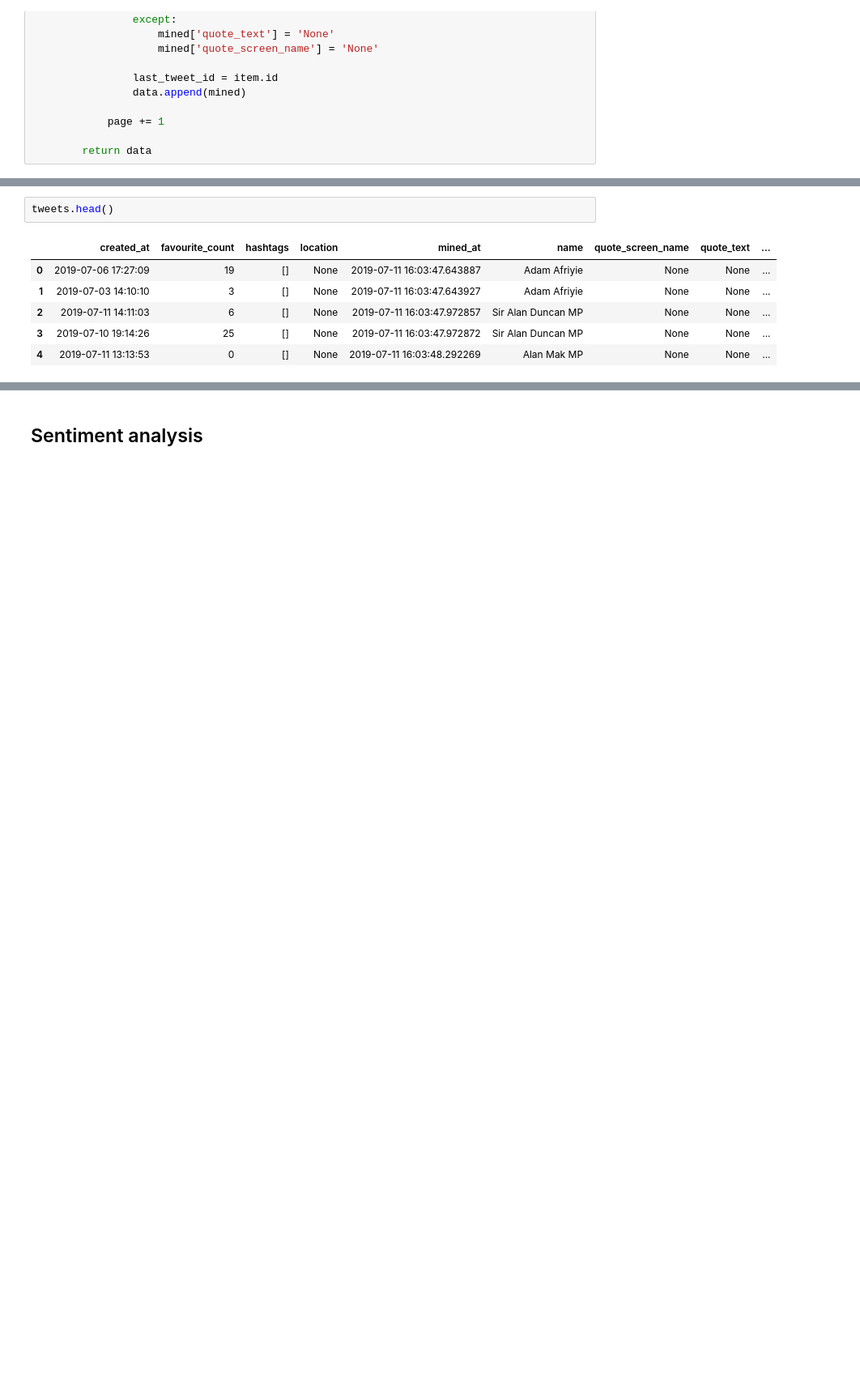
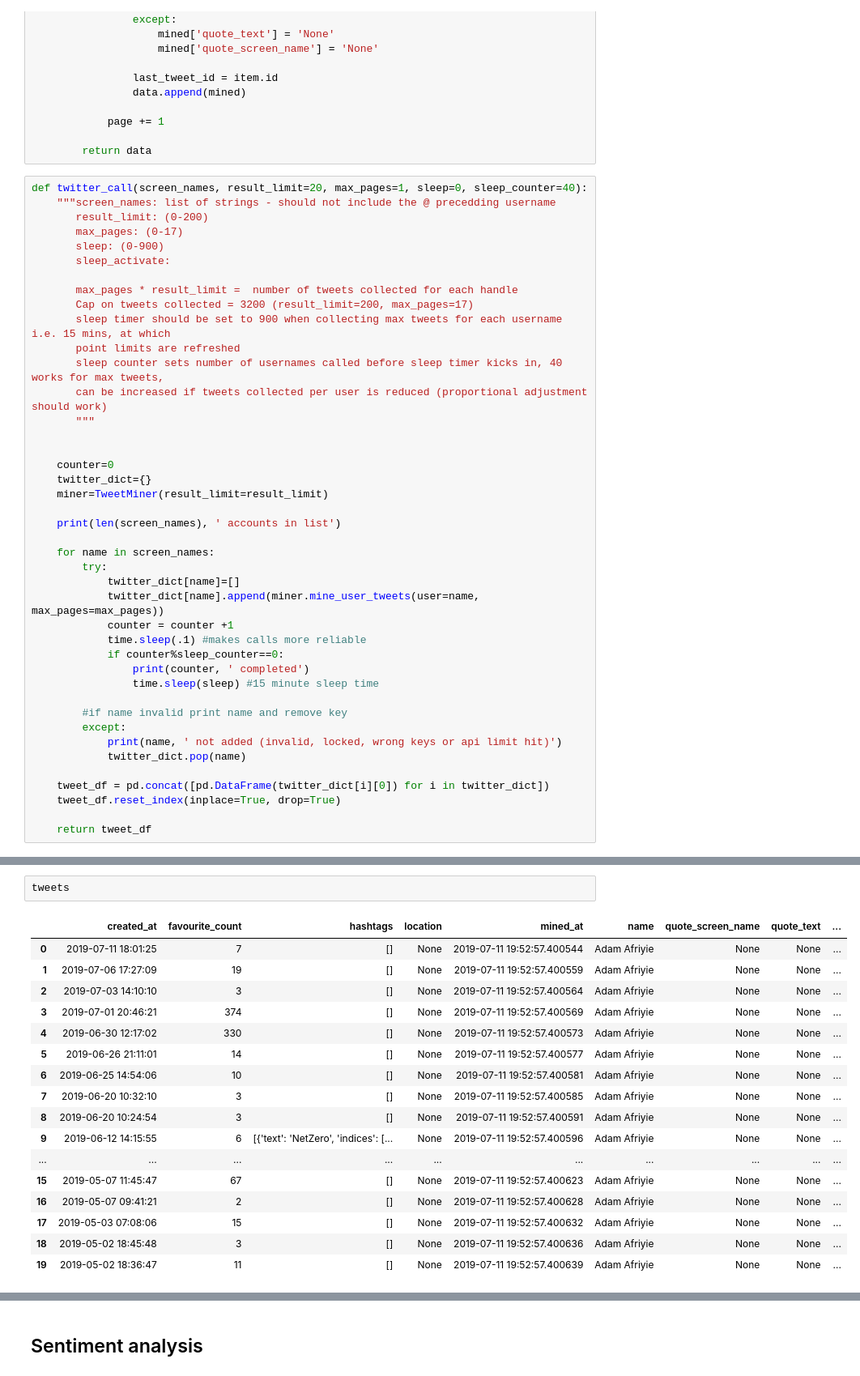
Before and after one commit to john-sandall/democracy-hackathon, a Jupyter notebook: Twitter analysis/USING TWITTER API TO BUILD A DATASET.ipynb, the cells around one changed output, grey strips where cells are left out. Shown at 81% size. Drawn from its saved outputs; the diff is of its cells as text; blank space fills up the shorter version.

```diff
--- a/Twitter analysis/USING TWITTER API TO BUILD A DATASET.ipynb
+++ b/Twitter analysis/USING TWITTER API TO BUILD A DATASET.ipynb
@@ -106,4 +106,46 @@ class TweetMiner(object):
             page += 1
 
         return data
+# %%
+def twitter_call(screen_names, result_limit=20, max_pages=1, sleep=0, sleep_counter=40):
+    """screen_names: list of strings - should not include the @ precedding username
+       result_limit: (0-200)
+       max_pages: (0-17)
+       sleep: (0-900)
+       sleep_activate:
+
+       max_pages * result_limit =  number of tweets collected for each handle
+       Cap on tweets collected = 3200 (result_limit=200, max_pages=17)
+       sleep timer should be set to 900 when collecting max tweets for each username i.e. 15 mins, at which
+       point limits are refreshed
+       sleep counter sets number of usernames called before sleep timer kicks in, 40 works for max tweets,
+       can be increased if tweets collected per user is reduced (proportional adjustment should work)
+       """
+
+
+    counter=0
+    twitter_dict={}
+    miner=TweetMiner(result_limit=result_limit)
+
+    print(len(screen_names), ' accounts in list')
+
+    for name in screen_names:
+        try:
+            twitter_dict[name]=[]
+            twitter_dict[name].append(miner.mine_user_tweets(user=name, max_pages=max_pages))
+            counter = counter +1
+            time.sleep(.1) #makes calls more reliable
+            if counter%sleep_counter==0:
+                print(counter, ' completed')
+                time.sleep(sleep) #15 minute sleep time
+
+        #if name invalid print name and remove key
+        except:
+            print(name, ' not added (invalid, locked, wrong keys or api limit hit)')
+            twitter_dict.pop(name)
+
+    tweet_df = pd.concat([pd.DataFrame(twitter_dict[i][0]) for i in twitter_dict])
+    tweet_df.reset_index(inplace=True, drop=True)
+
+    return tweet_df
 # %%
@@ -241,12 +243,23 @@ tweets = twitter_call(screen_names[:3]) #make call on first mps, 2 tweets each
 # %%
-tweets.head()
+tweets
 # %% [output]
 |  | created_at | favourite_count | hashtags | location | mined_at | name | quote_screen_name | quote_text | ... |
-| 0 | 2019-07-06 17:27:09 | 19 | [] | None | 2019-07-11 16:03:47.643887 | Adam Afriyie | None | None | ... |
-| 1 | 2019-07-03 14:10:10 | 3 | [] | None | 2019-07-11 16:03:47.643927 | Adam Afriyie | None | None | ... |
-| 2 | 2019-07-11 14:11:03 | 6 | [] | None | 2019-07-11 16:03:47.972857 | Sir Alan Duncan MP | None | None | ... |
-| 3 | 2019-07-10 19:14:26 | 25 | [] | None | 2019-07-11 16:03:47.972872 | Sir Alan Duncan MP | None | None | ... |
-| 4 | 2019-07-11 13:13:53 | 0 | [] | None | 2019-07-11 16:03:48.292269 | Alan Mak MP | None | None | ... |
+| 0 | 2019-07-11 18:01:25 | 7 | [] | None | 2019-07-11 19:52:57.400544 | Adam Afriyie | None | None | ... |
+| 1 | 2019-07-06 17:27:09 | 19 | [] | None | 2019-07-11 19:52:57.400559 | Adam Afriyie | None | None | ... |
+| 2 | 2019-07-03 14:10:10 | 3 | [] | None | 2019-07-11 19:52:57.400564 | Adam Afriyie | None | None | ... |
+| 3 | 2019-07-01 20:46:21 | 374 | [] | None | 2019-07-11 19:52:57.400569 | Adam Afriyie | None | None | ... |
+| 4 | 2019-06-30 12:17:02 | 330 | [] | None | 2019-07-11 19:52:57.400573 | Adam Afriyie | None | None | ... |
+| 5 | 2019-06-26 21:11:01 | 14 | [] | None | 2019-07-11 19:52:57.400577 | Adam Afriyie | None | None | ... |
+| 6 | 2019-06-25 14:54:06 | 10 | [] | None | 2019-07-11 19:52:57.400581 | Adam Afriyie | None | None | ... |
+| 7 | 2019-06-20 10:32:10 | 3 | [] | None | 2019-07-11 19:52:57.400585 | Adam Afriyie | None | None | ... |
+| 8 | 2019-06-20 10:24:54 | 3 | [] | None | 2019-07-11 19:52:57.400591 | Adam Afriyie | None | None | ... |
+| 9 | 2019-06-12 14:15:55 | 6 | [{'text': 'NetZero', 'indices': [... | None | 2019-07-11 19:52:57.400596 | Adam Afriyie | None | None | ... |
+| ... | ... | ... | ... | ... | ... | ... | ... | ... | ... |
+| 15 | 2019-05-07 11:45:47 | 67 | [] | None | 2019-07-11 19:52:57.400623 | Adam Afriyie | None | None | ... |
+| 16 | 2019-05-07 09:41:21 | 2 | [] | None | 2019-07-11 19:52:57.400628 | Adam Afriyie | None | None | ... |
+| 17 | 2019-05-03 07:08:06 | 15 | [] | None | 2019-07-11 19:52:57.400632 | Adam Afriyie | None | None | ... |
+| 18 | 2019-05-02 18:45:48 | 3 | [] | None | 2019-07-11 19:52:57.400636 | Adam Afriyie | None | None | ... |
+| 19 | 2019-05-02 18:36:47 | 11 | [] | None | 2019-07-11 19:52:57.400639 | Adam Afriyie | None | None | ... |
 # %%
 #Try your own call and add it to the tweet library
 tweets = twitter_call(screen_names =   , result_limit=  , max_pages=  , sleep=0, sleep_counter=40)
```
Also changed, not shown: parts of 7 cells of this notebook, 1 other file.
